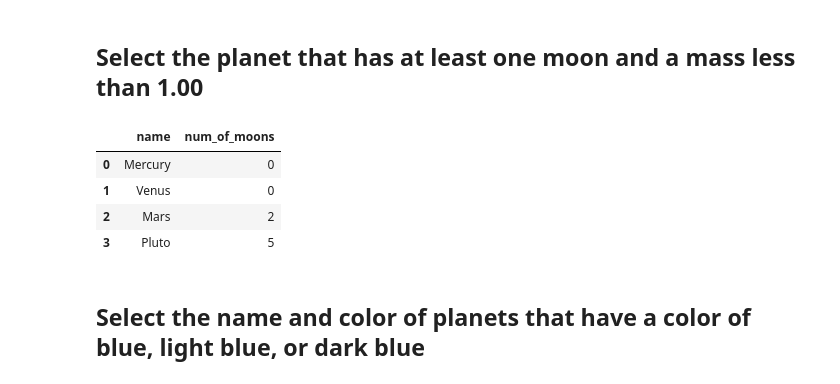
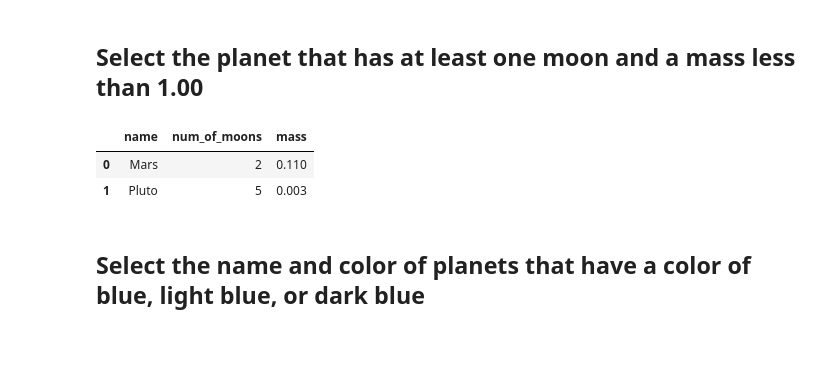
Before and after one commit to moudi85/dsc-1-05-06-selecting-data-lab-nyc-ds-career-031119, a Jupyter notebook: index.ipynb, the cells around one changed output. Saved outputs shown, nothing was run; the diff lists cells and outputs as text; code cells hidden in the pictures; blank space fills up the shorter version.

```diff
--- a/index.ipynb
+++ b/index.ipynb
@@ -290,13 +290,11 @@ sql_select_to_df("""select name, color from planets where num_of_moons > 10;""")
 # %% [markdown]
 ## Select the planet that has at least one moon and a mass less than 1.00
 # %%
-sql_select_to_df("""select name, num_of_moons, mas from planets where mass < 1;""")
+sql_select_to_df("""select name, num_of_moons, mass from planets where mass < 1 and num_of_moons >1 ;""")
 # %% [output]
-|  | name | num_of_moons |
-| 0 | Mercury | 0 |
-| 1 | Venus | 0 |
-| 2 | Mars | 2 |
-| 3 | Pluto | 5 |
+|  | name | num_of_moons | mass |
+| 0 | Mars | 2 | 0.110 |
+| 1 | Pluto | 5 | 0.003 |
 # %% [markdown]
 ## Select the name and color of planets that have a color of blue, light blue, or dark blue
 # %%
```
